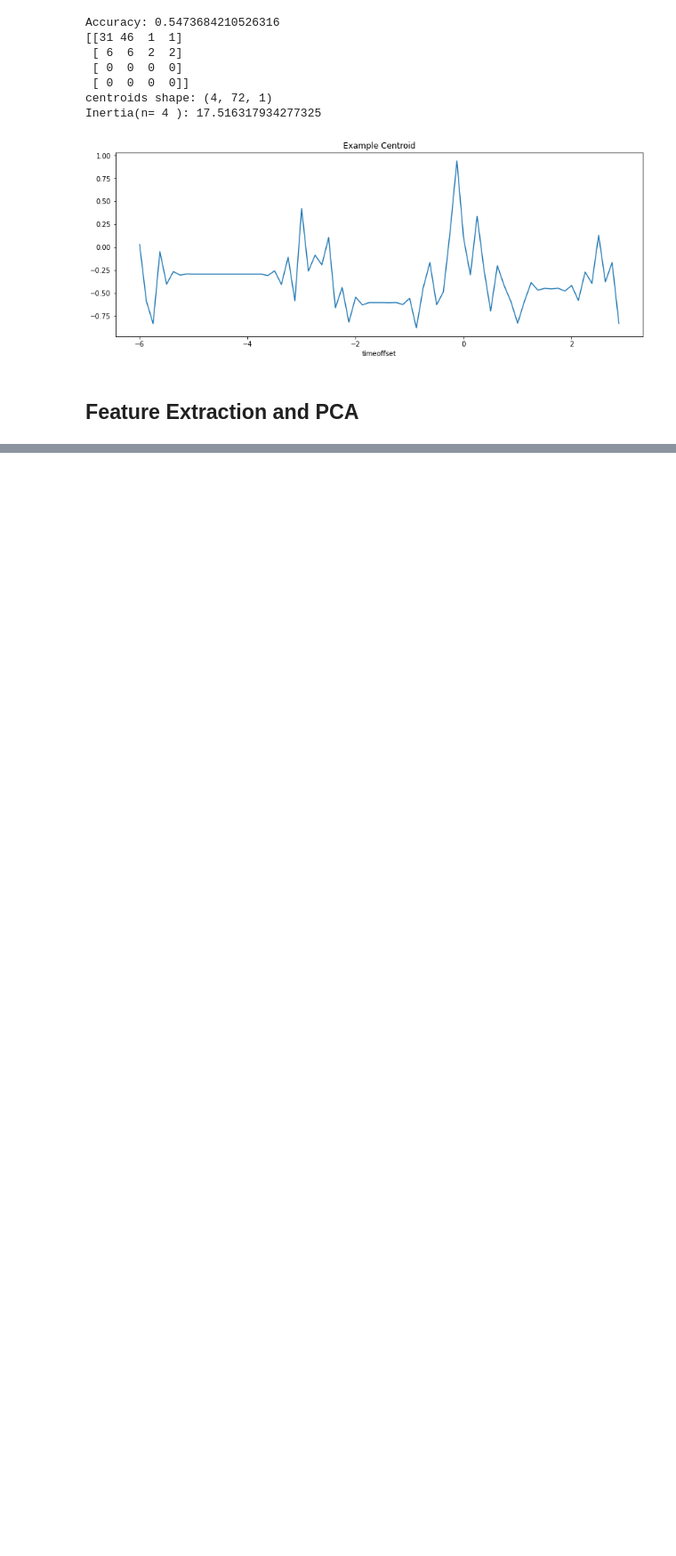
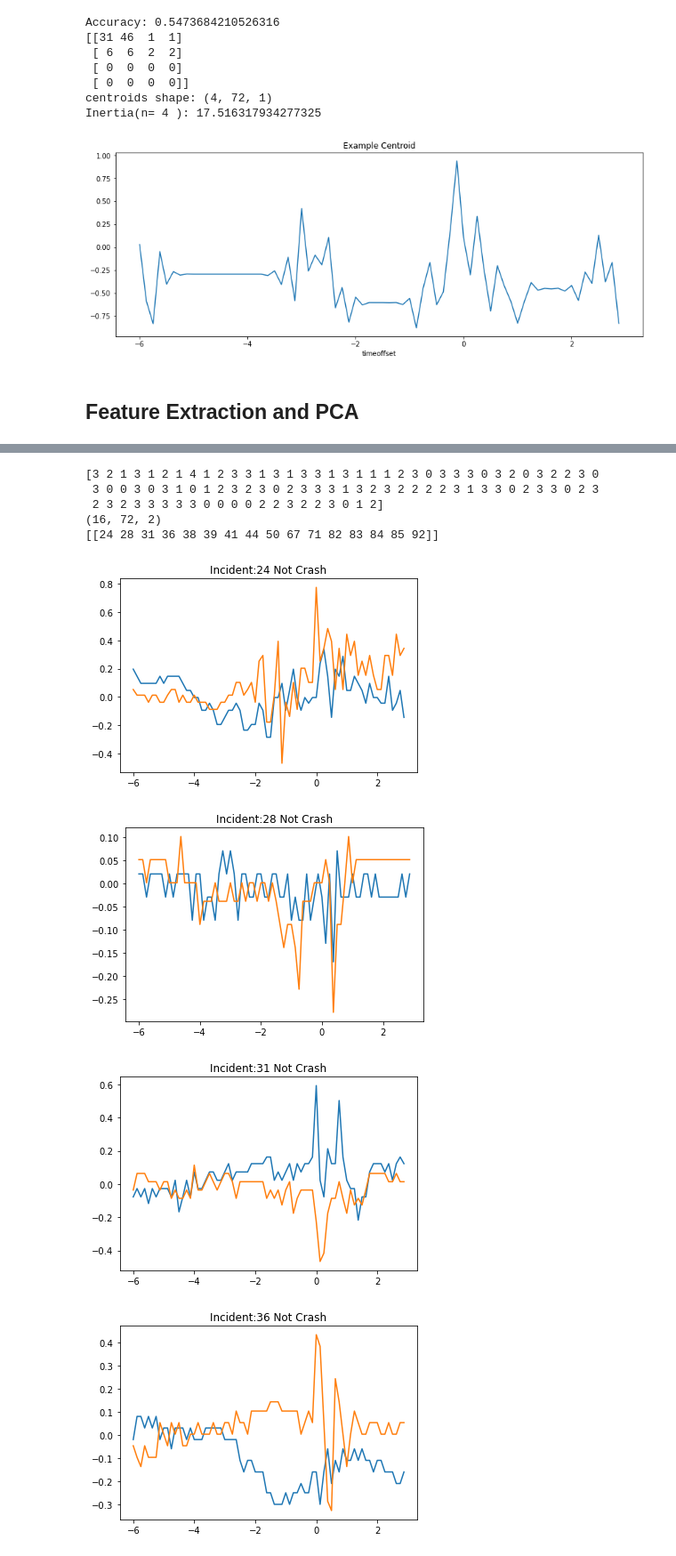
Before and after one commit to cwhite098/MDM3_Project1_Quartix, a Jupyter notebook: Data_Exploration.ipynb, the cells around one changed output, grey strips where cells are left out. Shown at 89% size. Cells and saved outputs as stored; diff of their text form; code cells hidden in the pictures; blank space fills up the shorter version.

```diff
--- a/Data_Exploration.ipynb
+++ b/Data_Exploration.ipynb
@@ -839,0 +838,39 @@ print(y_pred)
+# %%
+print(y_pred)
+# Get members of a certain cluster
+cluster = np.where(y_pred==0)
+
+# Get tilts
+tilts = get_tilt_timeseries(cat_data)
+tilts = calibrate_remove_z(tilts)
+
+tilts = tilts[cluster]
+timeoffset = np.linspace(-6,2.875,72)
+print(tilts.shape)
+
+cluster = np.array(cluster)
+crash_ref = np.array(crash_ref)
+print(cluster)
+
+# Plot tilts
+for i in range(tilts.shape[0]):
+    #plt.subplot(1, tilts.shape[0], i+1)
+    plt.plot(timeoffset, tilts[i,:,0])
+    plt.plot(timeoffset, tilts[i,:,1])
+    if cluster[0,i] in crash_ref:
+        plt.title('Incident:' + str(cluster[0,i]) + ' Crash')
+    else:
+        plt.title('Incident:' + str(cluster[0,i]) + ' Not Crash')
+    plt.show()
+
+# maybe add more info to plot, i.e the features we're using to cluster.
+# %% [output]
+[3 2 1 3 1 2 1 4 1 2 3 3 1 3 1 3 3 1 3 1 1 1 2 3 0 3 3 3 0 3 2 0 3 2 2 3 0
+ 3 0 0 3 0 3 1 0 1 2 3 2 3 0 2 3 3 3 1 3 2 3 2 2 2 2 3 1 3 3 0 2 3 3 0 2 3
+ 2 3 2 3 3 3 3 3 0 0 0 0 2 2 3 2 2 3 0 1 2]
+(16, 72, 2)
+[[24 28 31 36 38 39 41 44 50 67 71 82 83 84 85 92]]
+[figure, added]
+[figure, added]
+[figure, added]
+[figure, added]
```
Also changed, not shown: parts of 4 cells of this notebook, 1 other file.
